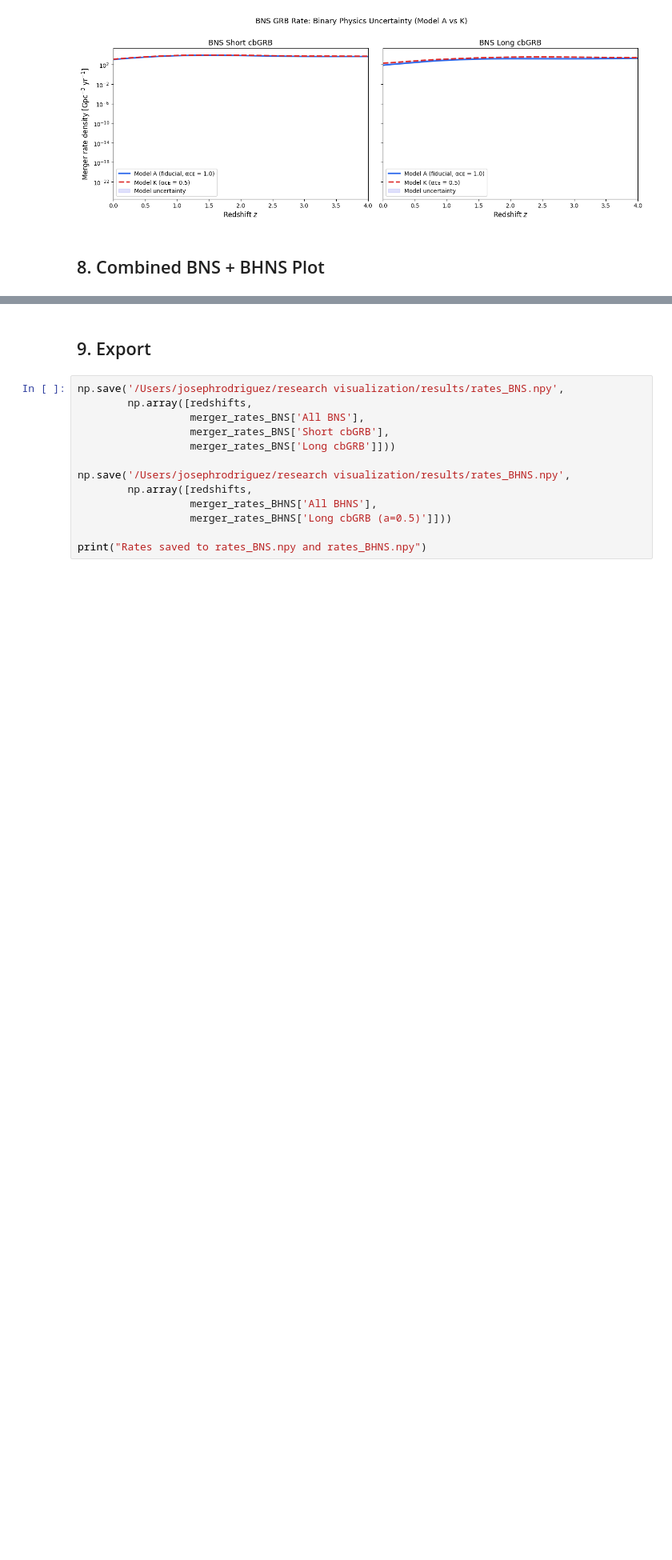
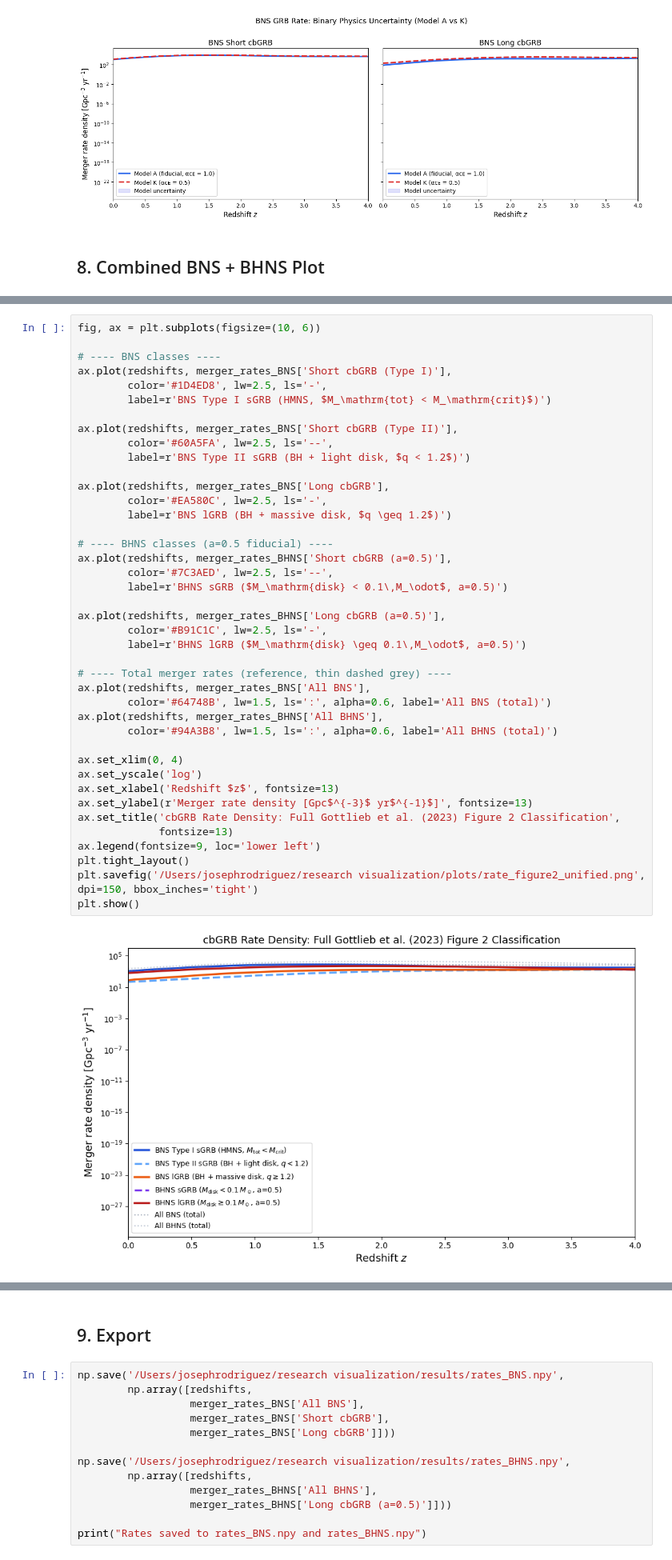
Before and after one commit to jorodgrz/GRBproject, a Jupyter notebook: GRB_CosmicRate.ipynb, the cells around one changed output, grey strips where cells are left out. Shown at 80% size. Saved outputs shown, nothing was run; the diff lists cells and outputs as text; blank space fills up the shorter version.

```diff
--- a/GRB_CosmicRate.ipynb
+++ b/GRB_CosmicRate.ipynb
@@ -450,0 +500,43 @@ plt.tight_layout(); plt.show()
+# %%
+fig, ax = plt.subplots(figsize=(10, 6))
+
+# ---- BNS classes ----
+ax.plot(redshifts, merger_rates_BNS['Short cbGRB (Type I)'],
+        color='#1D4ED8', lw=2.5, ls='-',
+        label=r'BNS Type I sGRB (HMNS, $M_\mathrm{tot} < M_\mathrm{crit}$)')
+
+ax.plot(redshifts, merger_rates_BNS['Short cbGRB (Type II)'],
+        color='#60A5FA', lw=2.5, ls='--',
+        label=r'BNS Type II sGRB (BH + light disk, $q < 1.2$)')
+
+ax.plot(redshifts, merger_rates_BNS['Long cbGRB'],
+        color='#EA580C', lw=2.5, ls='-',
+        label=r'BNS lGRB (BH + massive disk, $q \geq 1.2$)')
+
+# ---- BHNS classes (a=0.5 fiducial) ----
+ax.plot(redshifts, merger_rates_BHNS['Short cbGRB (a=0.5)'],
+        color='#7C3AED', lw=2.5, ls='--',
+        label=r'BHNS sGRB ($M_\mathrm{disk} < 0.1\,M_\odot$, a=0.5)')
+
+ax.plot(redshifts, merger_rates_BHNS['Long cbGRB (a=0.5)'],
+        color='#B91C1C', lw=2.5, ls='-',
+        label=r'BHNS lGRB ($M_\mathrm{disk} \geq 0.1\,M_\odot$, a=0.5)')
+
+# ---- Total merger rates (reference, thin dashed grey) ----
+ax.plot(redshifts, merger_rates_BNS['All BNS'],
+        color='#64748B', lw=1.5, ls=':', alpha=0.6, label='All BNS (total)')
+ax.plot(redshifts, merger_rates_BHNS['All BHNS'],
+        color='#94A3B8', lw=1.5, ls=':', alpha=0.6, label='All BHNS (total)')
+
+ax.set_xlim(0, 4)
+ax.set_yscale('log')
+ax.set_xlabel('Redshift $z$', fontsize=13)
+ax.set_ylabel(r'Merger rate density [Gpc$^{-3}$ yr$^{-1}$]', fontsize=13)
+ax.set_title('cbGRB Rate Density: Full Gottlieb et al. (2023) Figure 2 Classification',
+             fontsize=13)
+ax.legend(fontsize=9, loc='lower left')
+plt.tight_layout()
+plt.savefig('/Users/josephrodriguez/research visualization/plots/rate_figure2_unified.png', dpi=150, bbox_inches='tight')
+plt.show()
+# %% [output]
+[figure, added]
```
Also changed, not shown: parts of 14 cells of this notebook, 27 other files.
